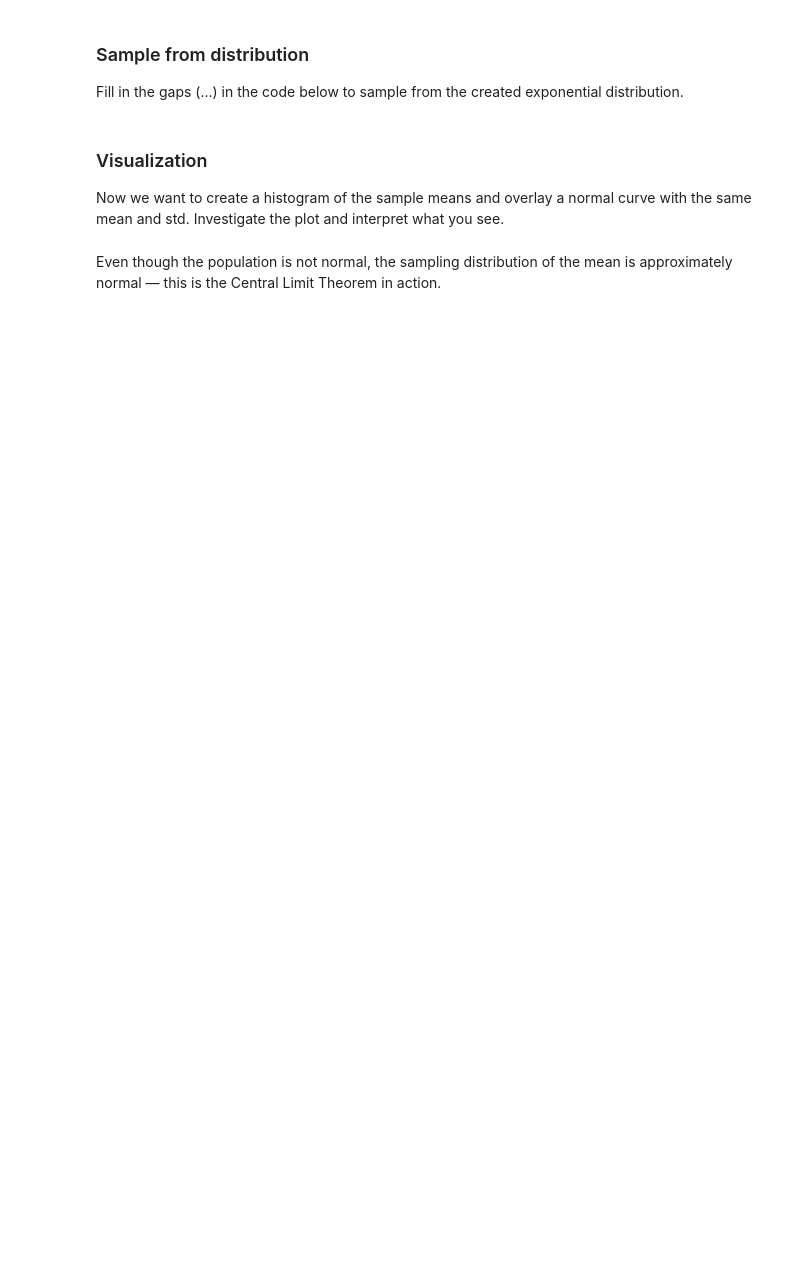
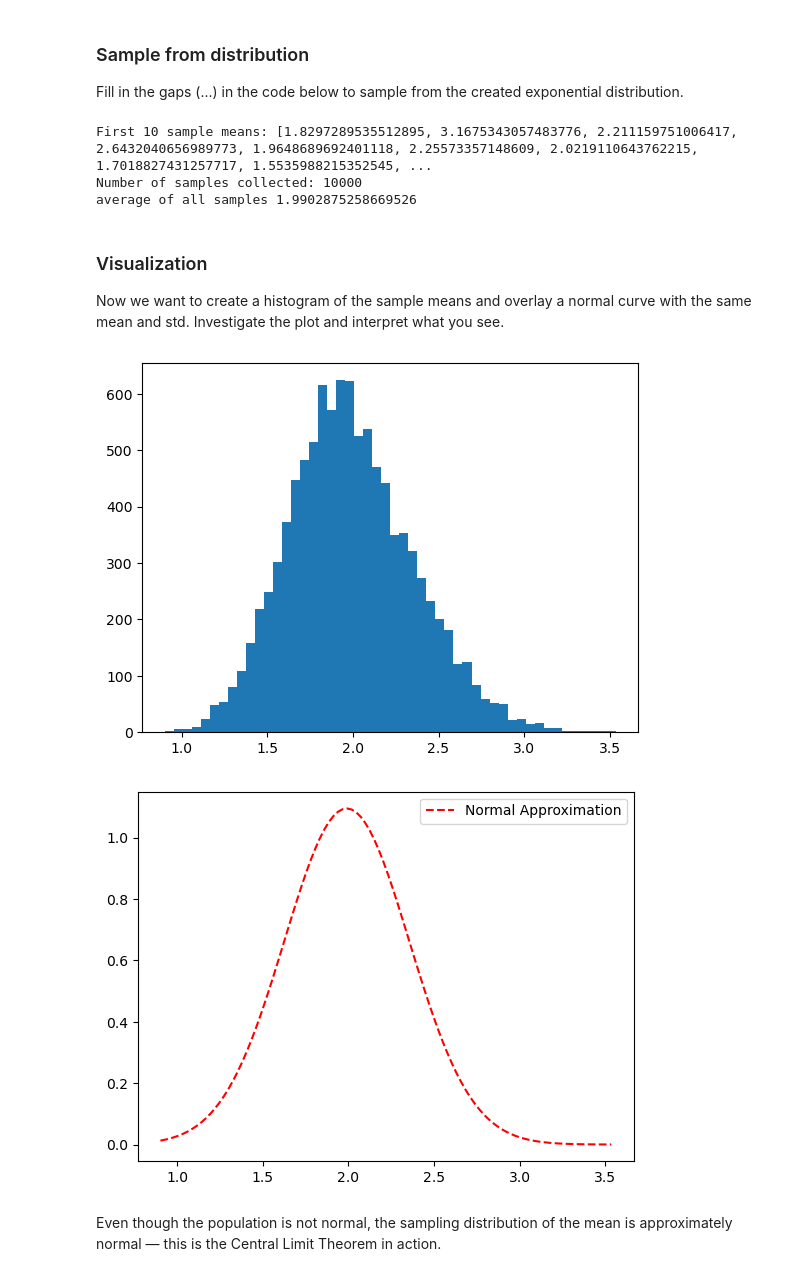
Before and after one commit to MathijsCok/Toegepaste_AI, a Jupyter notebook: Week3_Random_Variables_and_Sampling_Distributions_Exercise.ipynb, the cells around one changed output. Saved outputs shown, nothing was run; the diff lists cells and outputs as text; code cells hidden in the pictures; blank space fills up the shorter version.

```diff
--- a/Week3_Random_Variables_and_Sampling_Distributions_Exercise.ipynb
+++ b/Week3_Random_Variables_and_Sampling_Distributions_Exercise.ipynb
@@ -121,7 +123,7 @@ Fill in the gaps (...) in the code below to sample from the created exponential
 # %%
 # Step 1 — Define parameters
 sample_size = 30      # number of data points per sample (try 30)
-num_samples = 1000    # number of samples to draw (try 1000)
+num_samples = 10000    # number of samples to draw (try 1000)
 
 # Step 2 — Create an empty list to store results
 sample_means = []
@@ -129,34 +131,42 @@ sample_means = []
 # Step 3 — Repeat the sampling process
 for i in range(num_samples):
     # a. Draw a random sample (with replacement) from the population
-    sample = np.random.choice(pop, size=50, replace=True)
+    sample = np.random.choice(pop, size=sample_size, replace=True)
 
     # b. Compute the mean of the sample
-    sample_mean = ...
+    sample_mean = sum(sample)/len(sample)
 
     # c. Store the sample mean
-    sample_means = ...
+    sample_means.append(sample_mean)
 
 # Step 4 — Inspect results
 print("First 10 sample means:", sample_means[:10])
 print("Number of samples collected:", len(sample_means))
+print(f"average of all samples {sum(sample_means)/len(sample_means)}")
+# %% [output]
+First 10 sample means: [1.8297289535512895, 3.1675343057483776, 2.211159751006417, 2.6432040656989773, 1.9648689692401118, 2.25573357148609, 2.0219110643762215, 1.7018827431257717, 1.5535988215352545, ...
+Number of samples collected: 10000
+average of all samples 1.9902875258669526
 # %% [markdown]
 ### Visualization
 Now we want to create a histogram of the sample means and overlay a normal curve with the same mean and std. Investigate the plot and interpret what you see.
 # %%
 # Plot histogram of sample means
 
 
-#...
+plt.hist(sample_means, bins=50)
+plt.show()
 
 
 # Like in the last exercise, we overlay a normal curve with the same mean and std.
 # You can fill in the gaps (...) in the code below.
-mean = ...
-std = ...
+mean, std = norm.fit(sample_means)
 x = np.linspace(min(sample_means), max(sample_means), 100)
-plt.plot(x, norm.pdf(..., ..., ...), 'r--', label='Normal Approximation')
+plt.plot(x, norm.pdf(x, loc=mean, scale=std), 'r--', label='Normal Approximation')
 plt.legend()
 plt.show()
+# %% [output]
+[figure, added]
+[figure, added]
 # %% [markdown]
 Even though the population is not normal, the sampling distribution of the mean is approximately normal — this is the Central Limit Theorem in action.
```
Also changed, not shown: parts of 4 cells of this notebook.
